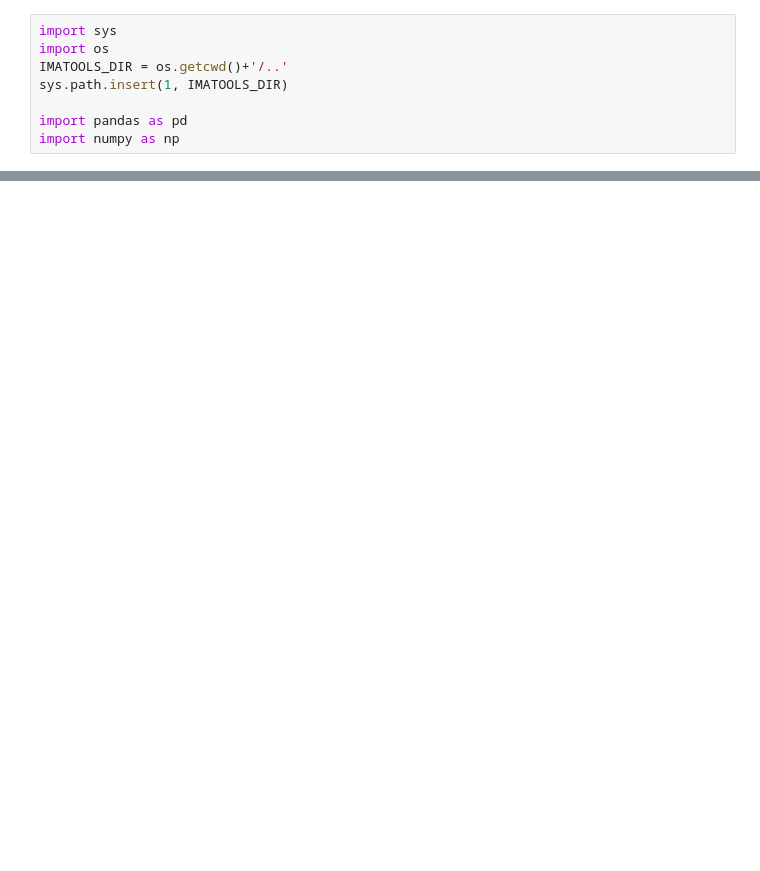
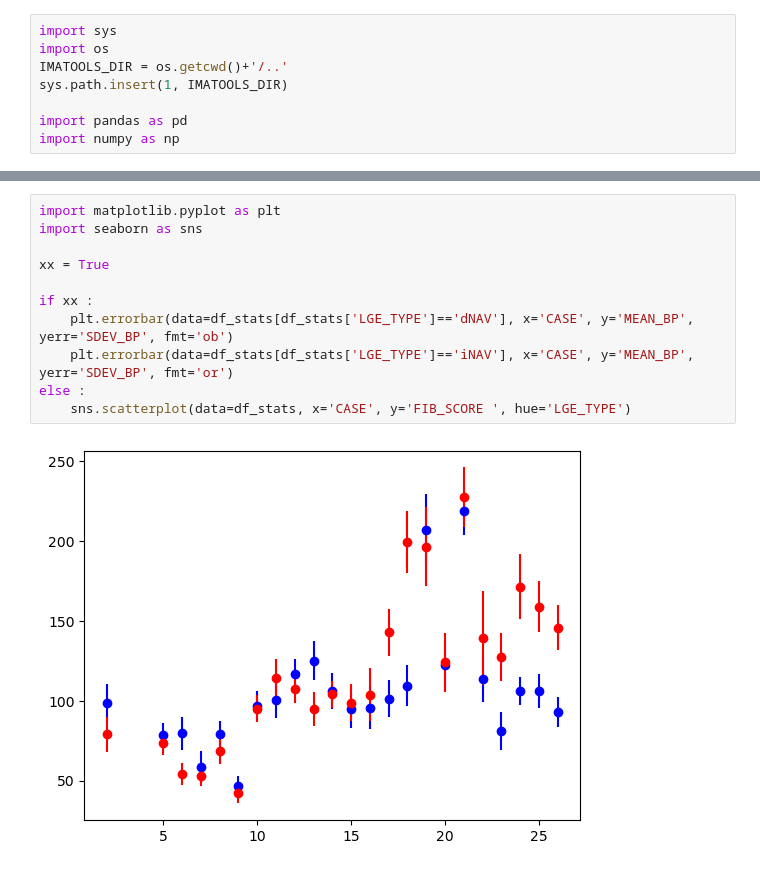
Before and after one commit to alonsoJASL/imatools, a Jupyter notebook: ipynb/df_test.ipynb, the cells around one changed output, grey strips where cells are left out. Cells and saved outputs as stored; diff of their text form; blank space fills up the shorter version.

```diff
--- a/ipynb/df_test.ipynb
+++ b/ipynb/df_test.ipynb
@@ -37,3 +38,16 @@ df
+# %%
+import matplotlib.pyplot as plt
+import seaborn as sns
+
+xx = True
+
+if xx :
+    plt.errorbar(data=df_stats[df_stats['LGE_TYPE']=='dNAV'], x='CASE', y='MEAN_BP', yerr='SDEV_BP', fmt='ob')
+    plt.errorbar(data=df_stats[df_stats['LGE_TYPE']=='iNAV'], x='CASE', y='MEAN_BP', yerr='SDEV_BP', fmt='or')
+else :
+    sns.scatterplot(data=df_stats, x='CASE', y='FIB_SCORE ', hue='LGE_TYPE')
+# %% [output]
+[figure, added]
 # %%
 import matplotlib as mpl
 import matplotlib.pyplot as plt
```
Also changed, not shown: parts of 9 cells of this notebook, 3 other files.
